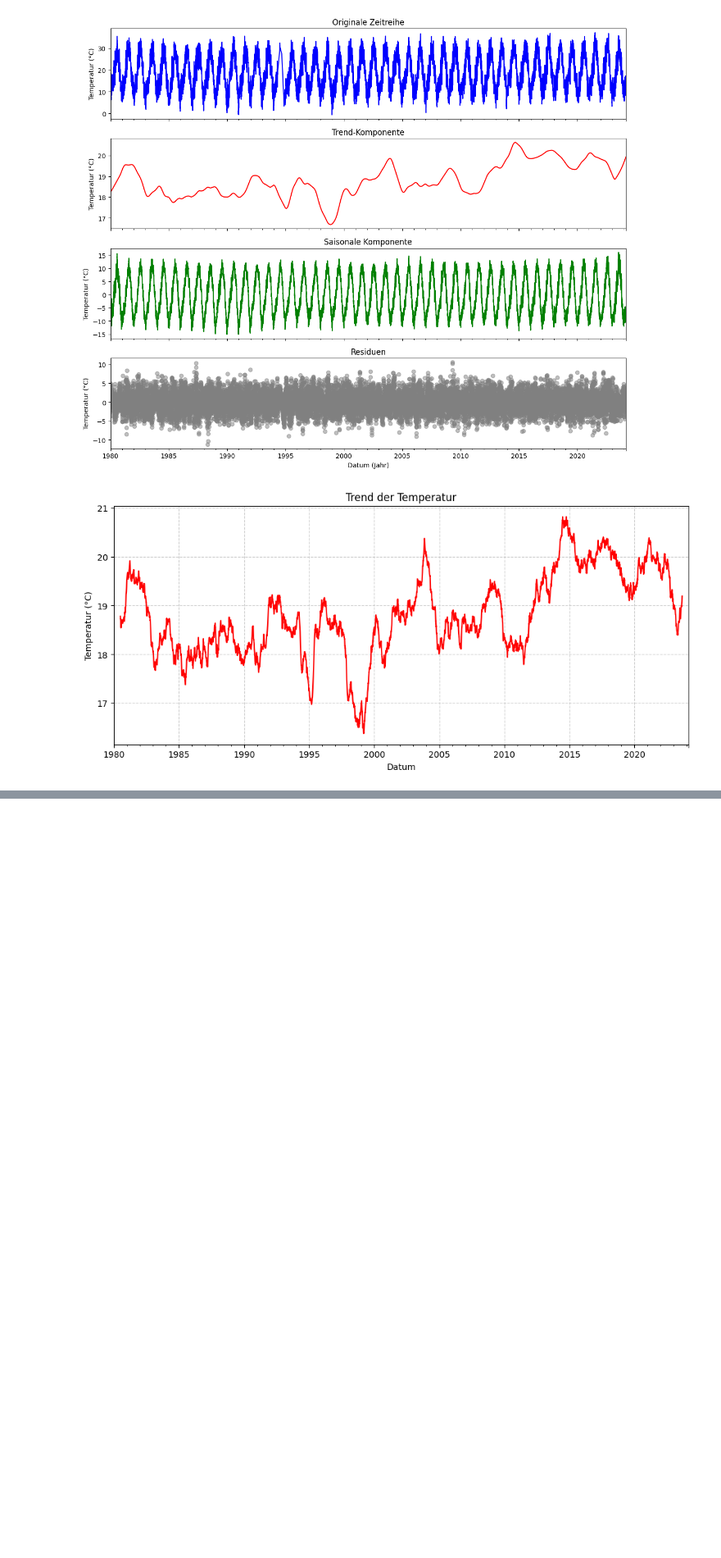
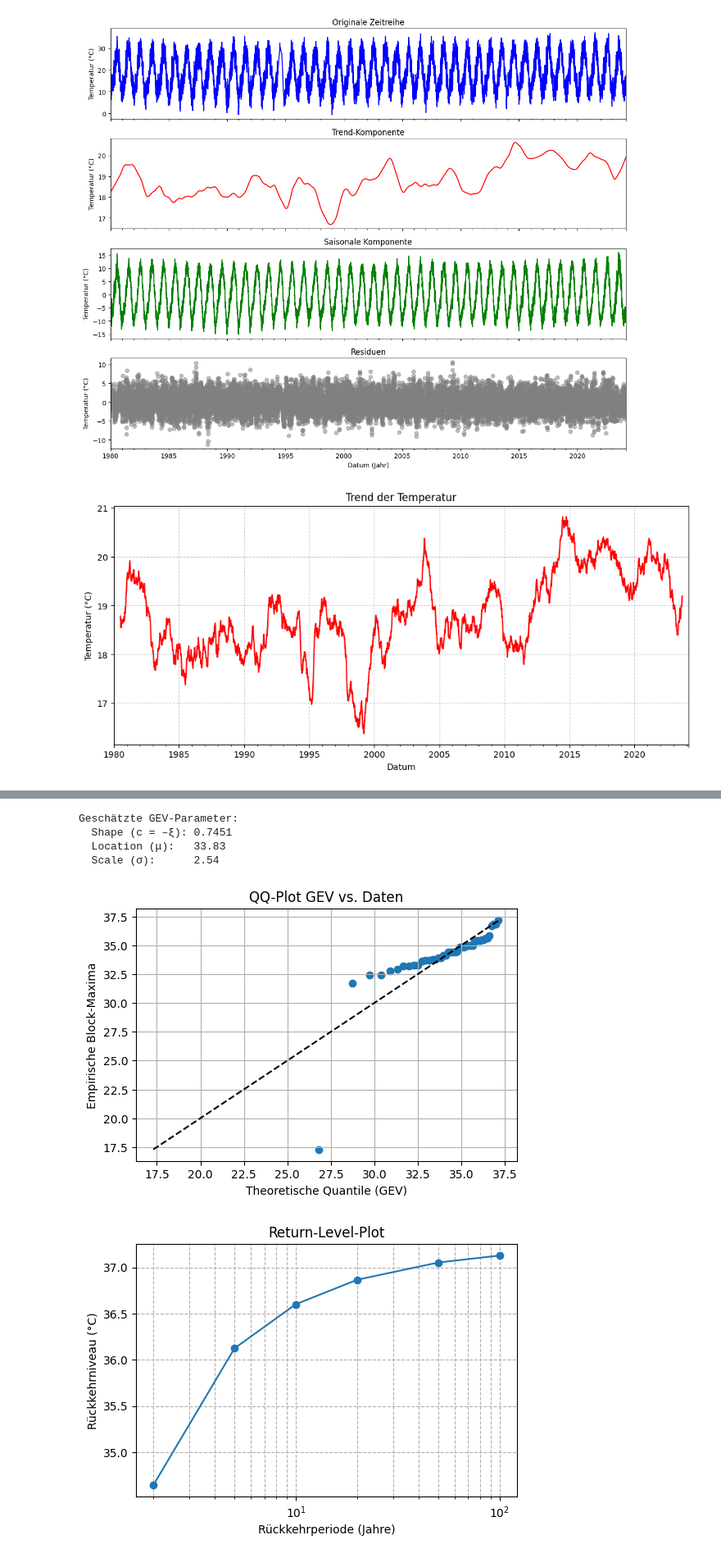
Before and after one commit to gurkewasser/spz_mc, a Jupyter notebook: main_spz.ipynb, the cells around one changed output, grey strips where cells are left out. Shown at 82% size. Drawn from its saved outputs; the diff is of its cells as text; code cells hidden in the pictures; blank space fills up the shorter version.

Commit message:
added kalman imputation for outliers and extrem values analysis

```diff
--- a/main_spz.ipynb
+++ b/main_spz.ipynb
@@ -560,8 +559,7 @@ data.index = pd.to_datetime(data.index)
 data = data.sort_index()
 
 # Fehlende Werte behandeln
-# data['tavg'] = data['tavg'].interpolate(method='linear')
-data['tavg'] = data_clean['tavg_rollmed']
+data['tavg'] = data['tavg'].interpolate(method='linear')
 
 # Stationaritätsprüfung mit ADF-Test
 result = adfuller(data['tavg'])
@@ -643,0 +649,54 @@ plt.show()
+# %%
+from scipy.stats import genextreme as gev, norm
+
+# 1. Sicherstellen, dass der Index ein DatetimeIndex ist
+data.index = pd.to_datetime(data.index)
+
+# 2. Block-Maxima extrahieren (Jahresmaxima der tmax-Spalte)
+#    'A' steht für Jahresende-Resampling
+block_maxima = data['tavg'].resample('A').max().dropna()
+
+# 3. GEV-Verteilung anpassen
+#    Achtung: in scipy.stats.genextreme ist c = –ξ (Shape-Parameter)
+c, loc, scale = gev.fit(block_maxima)
+
+print("Geschätzte GEV-Parameter:")
+print(f"  Shape (c = –ξ): {c:.4f}")
+print(f"  Location (μ):   {loc:.2f}")
+print(f"  Scale (σ):      {scale:.2f}")
+
+# 4. QQ-Plot zur Modell-Diagnose
+emp_q = np.sort(block_maxima.values)
+prob = (np.arange(1, len(emp_q) + 1) - 0.5) / len(emp_q)
+theo_q = gev.ppf(prob, c, loc=loc, scale=scale)
+
+plt.figure(figsize=(6,4))
+plt.scatter(theo_q, emp_q)
+plt.plot([emp_q.min(), emp_q.max()],
+         [emp_q.min(), emp_q.max()], 'k--')
+plt.xlabel('Theoretische Quantile (GEV)')
+plt.ylabel('Empirische Block-Maxima')
+plt.title('QQ-Plot GEV vs. Daten')
+plt.grid(True)
+plt.show()
+
+# 5. Return-Level-Plot für verschiedene Rückkehrperioden
+return_periods = np.array([2, 5, 10, 20, 50, 100])  # in Jahren
+prob_exceed = 1 - 1/return_periods
+return_levels = gev.ppf(prob_exceed, c, loc=loc, scale=scale)
+
+plt.figure(figsize=(6,4))
+plt.plot(return_periods, return_levels, marker='o')
+plt.xscale('log')
+plt.xlabel('Rückkehrperiode (Jahre)')
+plt.ylabel('Rückkehrniveau (°C)')
+plt.title('Return-Level-Plot')
+plt.grid(True, which="both", ls="--")
+plt.show()
+# %% [output]
+Geschätzte GEV-Parameter:
+  Shape (c = –ξ): 0.7451
+  Location (μ):   33.83
+  Scale (σ):      2.54
+[figure, added]
+[figure, added]
```
Also changed, not shown: parts of 18 cells of this notebook.
